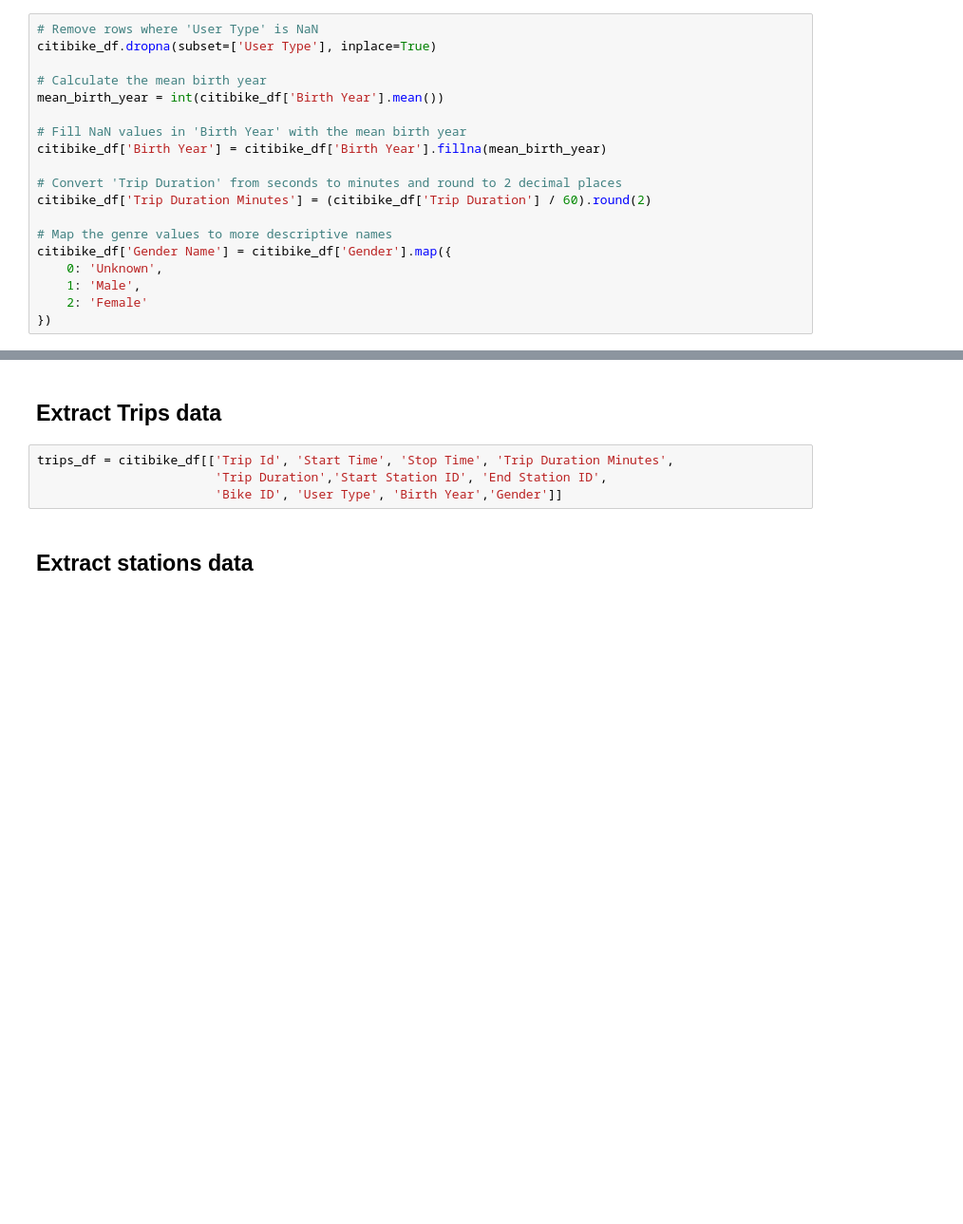
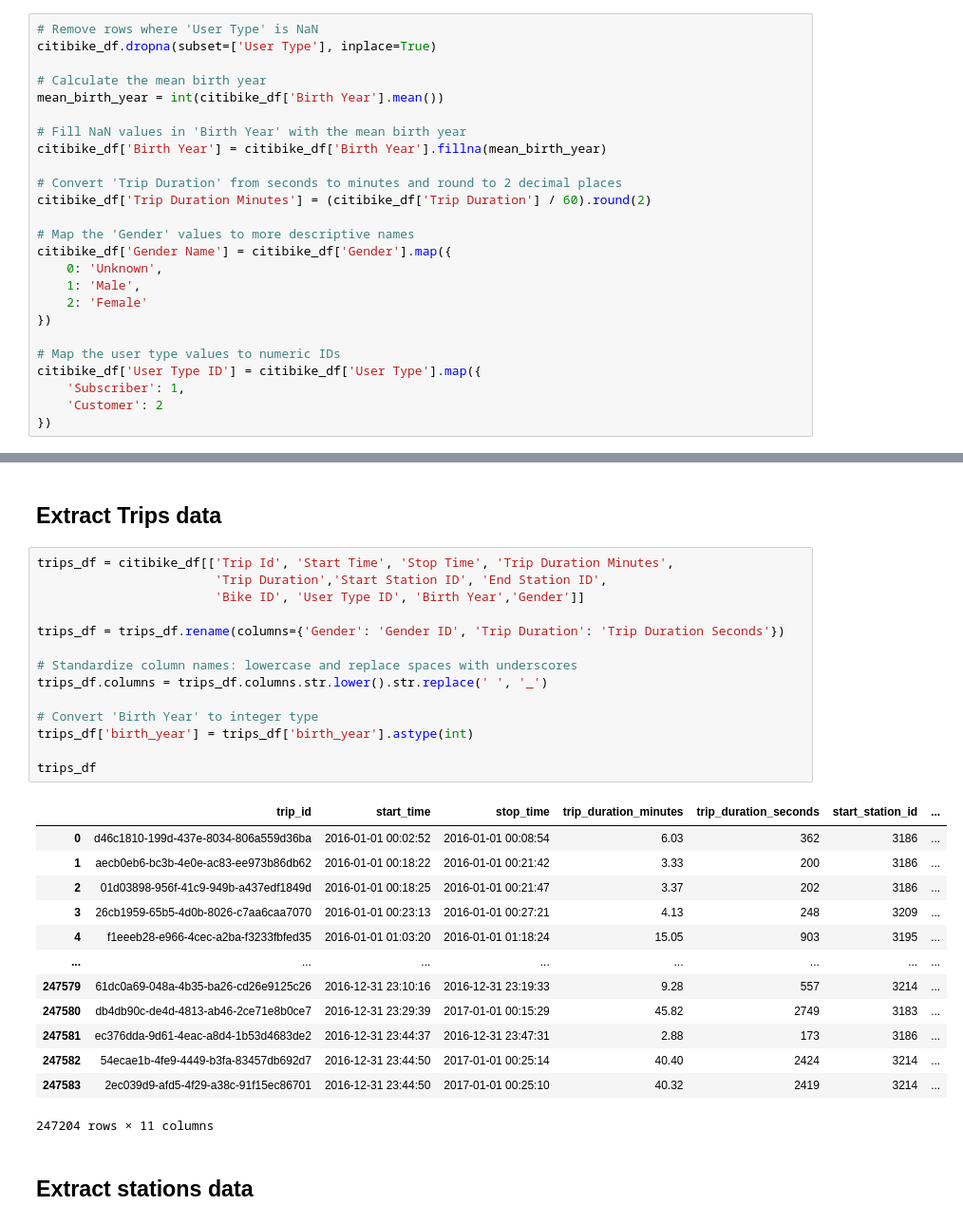
Before and after one commit to Kristian0703/bikes_rentals_project, a Jupyter notebook: analysis/analysis.ipynb, the cells around one changed output, grey strips where cells are left out. Shown: that part at 95% size. Cells and saved outputs as stored; diff of their text form; blank space fills up the shorter version.

Commit message:
Create the database schema and denormalize the tables

```diff
--- a/analysis/analysis.ipynb
+++ b/analysis/analysis.ipynb
@@ -66,12 +66,18 @@ citibike_df['Birth Year'] = citibike_df['Birth Year'].fillna(mean_birth_year)
 # Convert 'Trip Duration' from seconds to minutes and round to 2 decimal places
 citibike_df['Trip Duration Minutes'] = (citibike_df['Trip Duration'] / 60).round(2)
 
-# Map the genre values to more descriptive names
+# Map the 'Gender' values to more descriptive names
 citibike_df['Gender Name'] = citibike_df['Gender'].map({
     0: 'Unknown',
     1: 'Male',
     2: 'Female'
 })
+
+# Map the user type values to numeric IDs
+citibike_df['User Type ID'] = citibike_df['User Type'].map({
+    'Subscriber': 1,
+    'Customer': 2
+})
 # %%
 citibike_df.columns
 # %% [output]
@@ -91,7 +98,31 @@ citibike_df['Trip Id'] = [str(uuid.uuid4()) for _ in range(len(citibike_df))]
 # %%
 trips_df = citibike_df[['Trip Id', 'Start Time', 'Stop Time', 'Trip Duration Minutes',
                         'Trip Duration','Start Station ID', 'End Station ID',
-                        'Bike ID', 'User Type', 'Birth Year','Gender']]
+                        'Bike ID', 'User Type ID', 'Birth Year','Gender']]
+
+trips_df = trips_df.rename(columns={'Gender': 'Gender ID', 'Trip Duration': 'Trip Duration Seconds'})
+
+# Standardize column names: lowercase and replace spaces with underscores
+trips_df.columns = trips_df.columns.str.lower().str.replace(' ', '_')
+
+# Convert 'Birth Year' to integer type
+trips_df['birth_year'] = trips_df['birth_year'].astype(int)
+
+trips_df
+# %% [output]
+|  | trip_id | start_time | stop_time | trip_duration_minutes | trip_duration_seconds | start_station_id | ... |
+| 0 | d46c1810-199d-437e-8034-806a559d36ba | 2016-01-01 00:02:52 | 2016-01-01 00:08:54 | 6.03 | 362 | 3186 | ... |
+| 1 | aecb0eb6-bc3b-4e0e-ac83-ee973b86db62 | 2016-01-01 00:18:22 | 2016-01-01 00:21:42 | 3.33 | 200 | 3186 | ... |
+| 2 | 01d03898-956f-41c9-949b-a437edf1849d | 2016-01-01 00:18:25 | 2016-01-01 00:21:47 | 3.37 | 202 | 3186 | ... |
+| 3 | 26cb1959-65b5-4d0b-8026-c7aa6caa7070 | 2016-01-01 00:23:13 | 2016-01-01 00:27:21 | 4.13 | 248 | 3209 | ... |
+| 4 | f1eeeb28-e966-4cec-a2ba-f3233fbfed35 | 2016-01-01 01:03:20 | 2016-01-01 01:18:24 | 15.05 | 903 | 3195 | ... |
+| ... | ... | ... | ... | ... | ... | ... | ... |
+| 247579 | 61dc0a69-048a-4b35-ba26-cd26e9125c26 | 2016-12-31 23:10:16 | 2016-12-31 23:19:33 | 9.28 | 557 | 3214 | ... |
+| 247580 | db4db90c-de4d-4813-ab46-2ce71e8b0ce7 | 2016-12-31 23:29:39 | 2017-01-01 00:15:29 | 45.82 | 2749 | 3183 | ... |
+| 247581 | ec376dda-9d61-4eac-a8d4-1b53d4683de2 | 2016-12-31 23:44:37 | 2016-12-31 23:47:31 | 2.88 | 173 | 3186 | ... |
+| 247582 | 54ecae1b-4fe9-4449-b3fa-83457db692d7 | 2016-12-31 23:44:50 | 2017-01-01 00:25:14 | 40.40 | 2424 | 3214 | ... |
+| 247583 | 2ec039d9-afd5-4f29-a38c-91f15ec86701 | 2016-12-31 23:44:50 | 2017-01-01 00:25:10 | 40.32 | 2419 | 3214 | ... |
+247204 rows × 11 columns
 # %% [markdown]
 ## Extract stations data
 # %%
```
Also changed, not shown: parts of 21 cells of this notebook, 1 other file.
